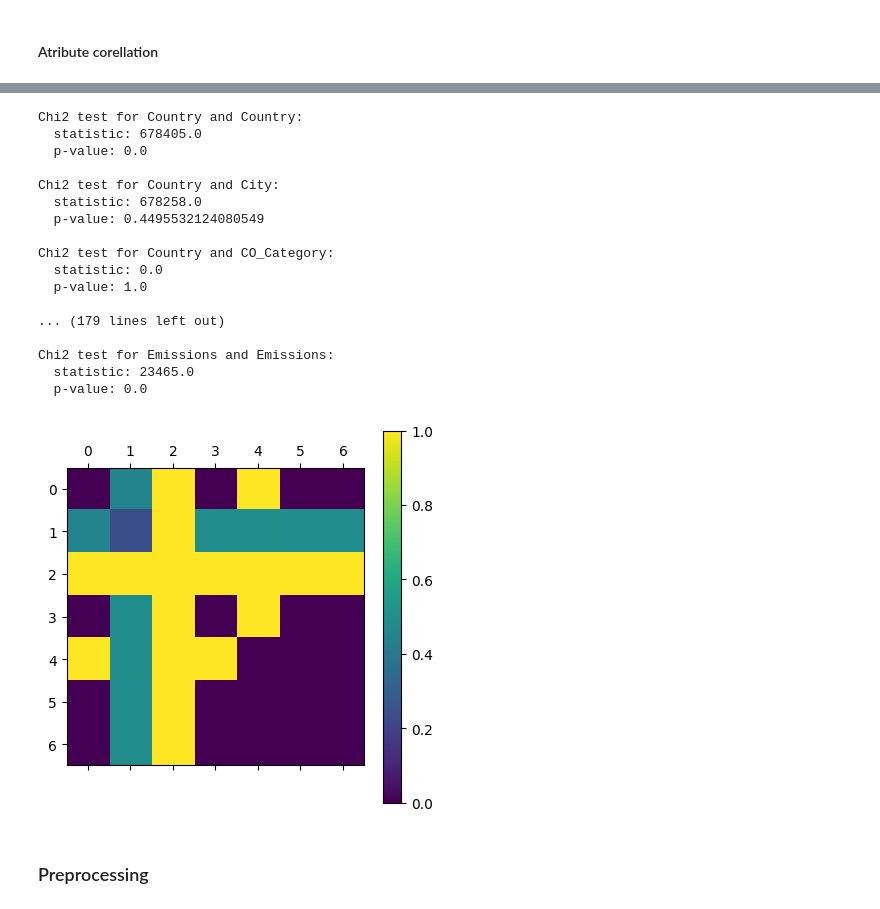
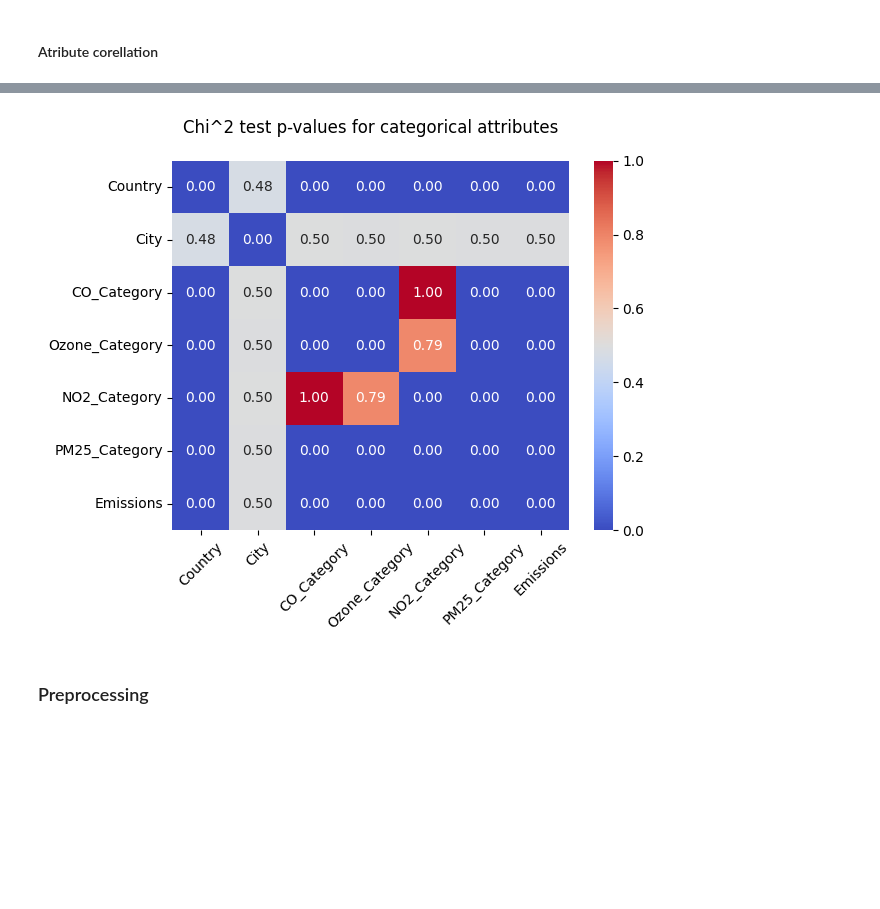
Before and after one commit to alx-sima/ml, a Jupyter notebook: main.ipynb, the cells around one changed output, grey strips where cells are left out. Cells and saved outputs as stored; diff of their text form; code cells hidden in the pictures; blank space fills up the shorter version.

```diff
--- a/main.ipynb
+++ b/main.ipynb
@@ -33,4 +33,24 @@ def split_data(
     labels = data[label_column]
 
     return numeric_attrs, categorical_attrs, labels
+# %%
+numeric_columns = [
+    "AQI_Value",
+    "CO_Value",
+    "Ozone_Value",
+    "NO2_Value",
+    "PM25_Value",
+    "VOCs",
+    "SO2",
+]
+categorical_columns = [
+    "Country",
+    "City",
+    "CO_Category",
+    "Ozone_Category",
+    "NO2_Category",
+    "PM25_Category",
+    "Emissions",
+]
+label_column = "AQI_Category"
 # %%
@@ -98,37 +149,34 @@ plt.show()
 # %%
-pvalues = np.zeros((len(cat_train_data.columns), len(cat_train_data.columns)))
+def correlated_cat_features(threshold: int = 0.2, annot: bool = True) -> list[str]:
+    pvalues = np.zeros((len(cat_data.columns), len(cat_data.columns)))
 
-for i, row in enumerate(cat_train_data.columns):
-    for j, col in enumerate(cat_train_data.columns):
-        observed = pd.crosstab(cat_train_data[row], cat_train_data[col])
-        statistic = sp.stats.chi2_contingency(observed)
-        pvalues[i, j] = statistic.pvalue
-        print(f"Chi2 test for {row} and {col}:")
-        print(f"  statistic: {statistic[0]}")
-        print(f"  p-value: {statistic[1]}")
-        print()
+    for i, row in enumerate(cat_data.columns):
+        for j, col in enumerate(cat_data.columns):
+            if row == col:
+                continue
 
-plt.matshow(pvalues)
-plt.colorbar()
-plt.show()
+            observed = pd.crosstab(cat_data[row], cat_data[col])
+
+            statistic = sp.stats.chi2_contingency(observed)
+            pvalues[i, j] = statistic.pvalue
+
+    sns.heatmap(pvalues, annot=annot, fmt=".2f", cmap="coolwarm")
+    plt.xticks(
+        ticks=0.5 + np.arange(len(cat_data.columns)),
+        labels=cat_data.columns,
+        rotation=45,
+    )
+    plt.yticks(
+        ticks=0.5 + np.arange(len(cat_data.columns)),
+        labels=cat_data.columns,
+        rotation=0,
+    )
+    plt.title("Chi^2 test p-values for categorical attributes", pad=20)
+    plt.show()
+
+
+correlated_cat_features()
 # %% [output]
-Chi2 test for Country and Country:
-  statistic: 678405.0
-  p-value: 0.0
-
-Chi2 test for Country and City:
-  statistic: 678258.0
-  p-value: 0.4495532124080549
-
-Chi2 test for Country and CO_Category:
-  statistic: 0.0
-  p-value: 1.0
-
-... (179 lines left out)
-
-Chi2 test for Emissions and Emissions:
-  statistic: 23465.0
-  p-value: 0.0
-[figure, old version]
+[figure, new version]
 # %% [markdown]
 ### Preprocessing
```
Also changed, not shown: parts of 84 cells of this notebook, 9 other files.
